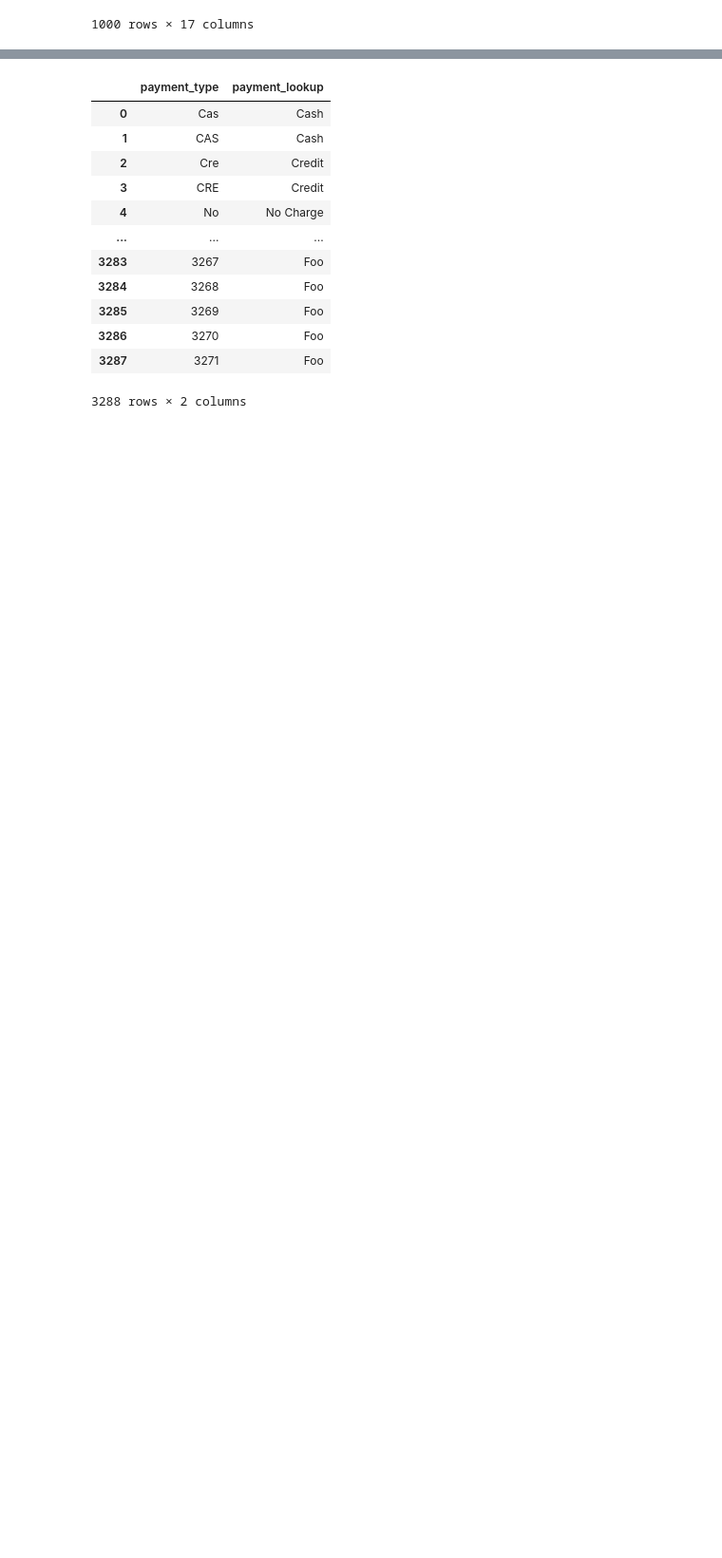
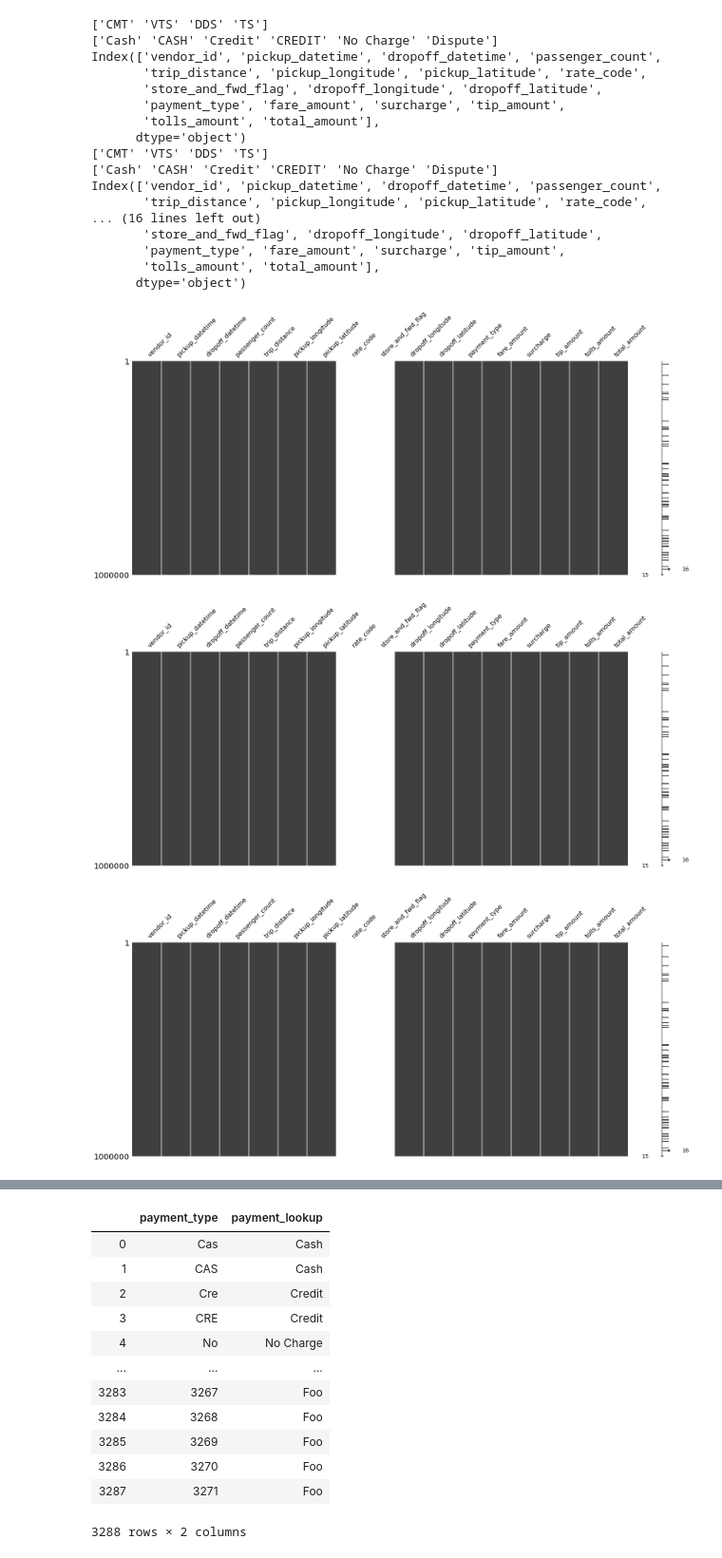
Before and after one commit to vittorfp/NYC-Taxi-Trips-analysis, a Jupyter notebook: notebooks/1-features-listing.ipynb, the cells around one changed output, grey strips where cells are left out. Shown at 95% size. Saved outputs shown, nothing was run; the diff lists cells and outputs as text; code cells hidden in the pictures; blank space fills up the shorter version.

```diff
--- a/notebooks/1-features-listing.ipynb
+++ b/notebooks/1-features-listing.ipynb
@@ -17,10 +15,16 @@ files = [
     '../data/raw/data-sample_data-nyctaxi-trips-2012-json_corrigido.json'
 ]
 
-buffer = open(files[0], 'r')
-df = pd.DataFrame([
-    json.loads(text.split('\n')[0])
-    for text in buffer.readlines()[:1000]
-])
-df
+trips = pd.DataFrame([])
+for file in files:
+    buffer = open(file, 'r')
+    trips = pd.DataFrame([
+                json.loads(text.split('\n')[0])
+                for text in buffer.readlines()
+            ])
+    print(trips.vendor_id.unique())
+    print(trips.payment_type.unique())
+    print(trips.columns)
+    matrix(trips)
+    del trips
 # %% [output]
@@ -39 +31,20 @@ df
-1000 rows × 17 columns
+['CMT' 'VTS' 'DDS' 'TS']
+['Cash' 'CASH' 'Credit' 'CREDIT' 'No Charge' 'Dispute']
+Index(['vendor_id', 'pickup_datetime', 'dropoff_datetime', 'passenger_count',
+       'trip_distance', 'pickup_longitude', 'pickup_latitude', 'rate_code',
+       'store_and_fwd_flag', 'dropoff_longitude', 'dropoff_latitude',
+       'payment_type', 'fare_amount', 'surcharge', 'tip_amount',
+       'tolls_amount', 'total_amount'],
+      dtype='object')
+['CMT' 'VTS' 'DDS' 'TS']
+['Cash' 'CASH' 'Credit' 'CREDIT' 'No Charge' 'Dispute']
+Index(['vendor_id', 'pickup_datetime', 'dropoff_datetime', 'passenger_count',
+       'trip_distance', 'pickup_longitude', 'pickup_latitude', 'rate_code',
+... (16 lines left out)
+       'store_and_fwd_flag', 'dropoff_longitude', 'dropoff_latitude',
+       'payment_type', 'fare_amount', 'surcharge', 'tip_amount',
+       'tolls_amount', 'total_amount'],
+      dtype='object')
+[figure, added]
+[figure, added]
+[figure, added]
```
Also changed, not shown: parts of 12 cells of this notebook, 6 other files.
